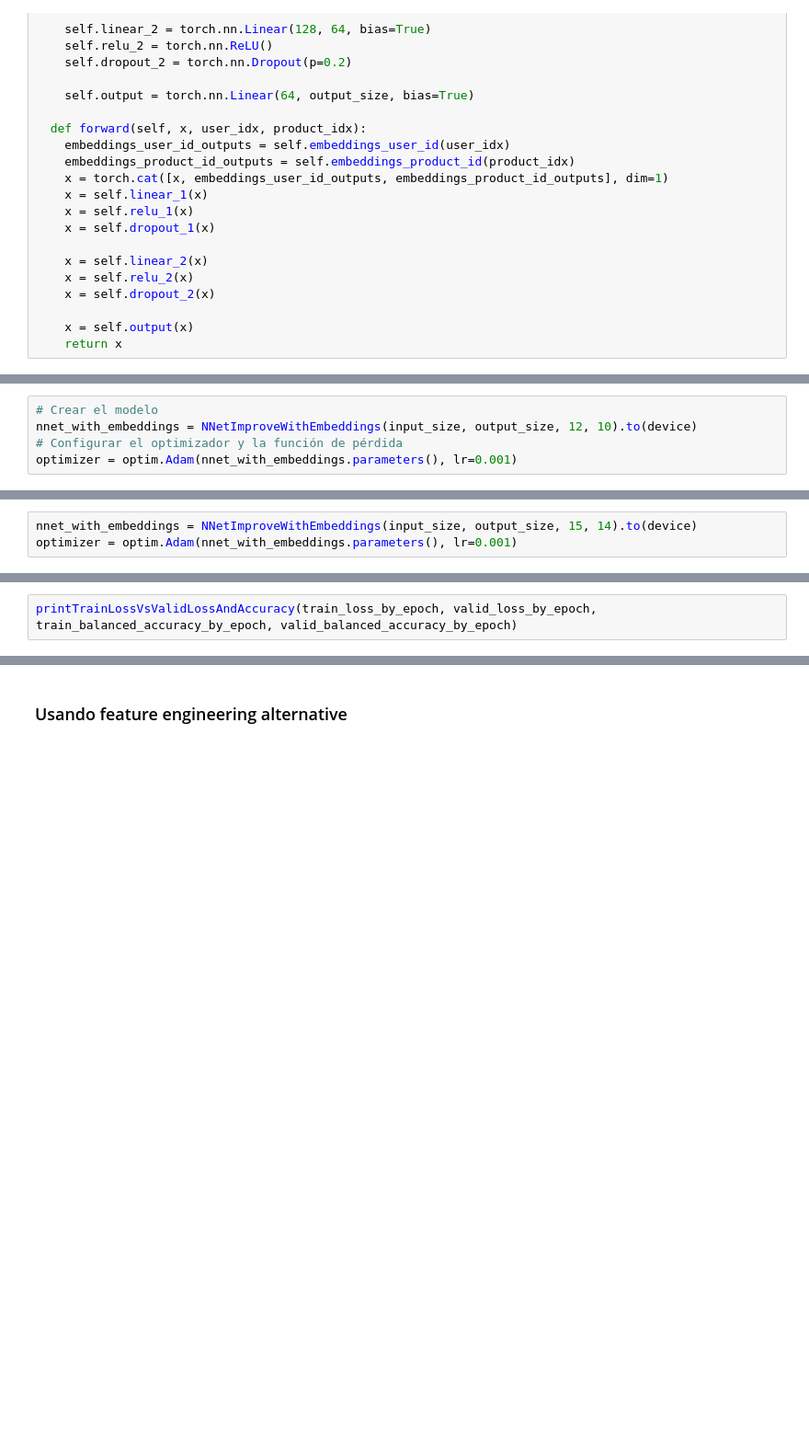
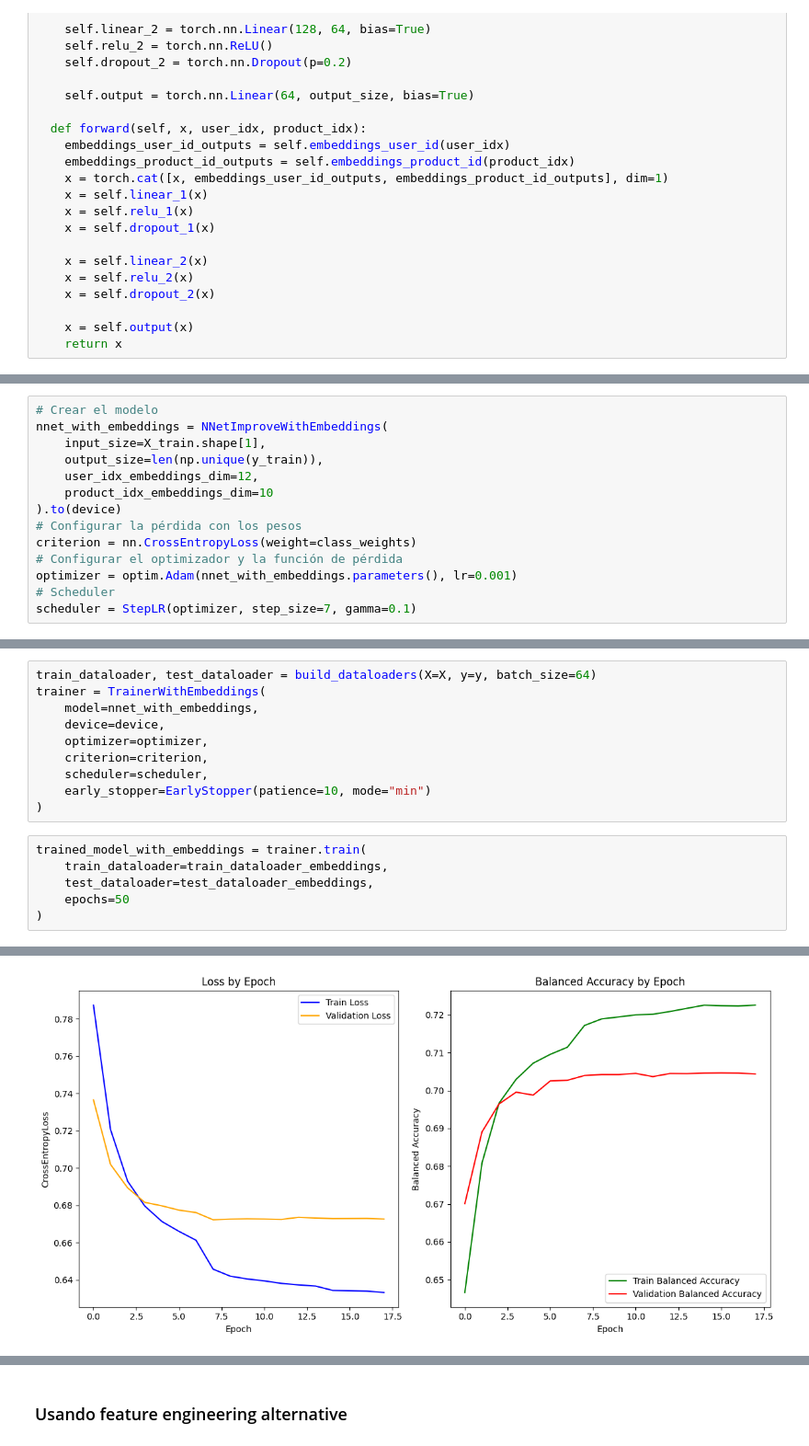
Before and after one commit to claudiobarril/aprendizaje_profundo, a Jupyter notebook: Deep_Learning_TP_Cohorte_17_5B2024.ipynb, the cells around one changed output, grey strips where cells are left out. Shown at 92% size. Saved outputs shown, nothing was run; the diff lists cells and outputs as text; blank space fills up the shorter version.

```diff
--- a/Deep_Learning_TP_Cohorte_17_5B2024.ipynb
+++ b/Deep_Learning_TP_Cohorte_17_5B2024.ipynb
@@ -1205,5 +1210,14 @@ criterion = nn.CrossEntropyLoss(weight=class_weights)
 # %%
 # Crear el modelo
-nnet_with_embeddings = NNetImproveWithEmbeddings(input_size, output_size, 12, 10).to(device)
+nnet_with_embeddings = NNetImproveWithEmbeddings(
+    input_size=X_train.shape[1],
+    output_size=len(np.unique(y_train)),
+    user_idx_embeddings_dim=12,
+    product_idx_embeddings_dim=10
+).to(device)
+# Configurar la pérdida con los pesos
+criterion = nn.CrossEntropyLoss(weight=class_weights)
 # Configurar el optimizador y la función de pérdida
 optimizer = optim.Adam(nnet_with_embeddings.parameters(), lr=0.001)
+# Scheduler
+scheduler = StepLR(optimizer, step_size=7, gamma=0.1)
@@ -1235,3 +1223,0 @@ printTrainLossVsValidLossAndAccuracy(train_loss_by_epoch, valid_loss_by_epoch, t
-# %%
-nnet_with_embeddings = NNetImproveWithEmbeddings(input_size, output_size, 15, 14).to(device)
-optimizer = optim.Adam(nnet_with_embeddings.parameters(), lr=0.001)
@@ -1261,2 +1224,17 @@ train_loss_by_epoch, valid_loss_by_epoch, train_balanced_accuracy_by_epoch, vali
-# %%
-printTrainLossVsValidLossAndAccuracy(train_loss_by_epoch, valid_loss_by_epoch, train_balanced_accuracy_by_epoch, valid_balanced_accuracy_by_epoch)
+# %%
+train_dataloader, test_dataloader = build_dataloaders(X=X, y=y, batch_size=64)
+trainer = TrainerWithEmbeddings(
+    model=nnet_with_embeddings,
+    device=device,
+    optimizer=optimizer,
+    criterion=criterion,
+    scheduler=scheduler,
+    early_stopper=EarlyStopper(patience=10, mode="min")
+)
+# %%
+trained_model_with_embeddings = trainer.train(
+    train_dataloader=train_dataloader_embeddings,
+    test_dataloader=test_dataloader_embeddings,
+    epochs=50
+)
+# %% [output]
@@ -1262,0 +1258 @@ printTrainLossVsValidLossAndAccuracy(train_loss_by_epoch, valid_loss_by_epoch, t
+[figure, added]
```
Also changed, not shown: parts of 33 cells of this notebook.
